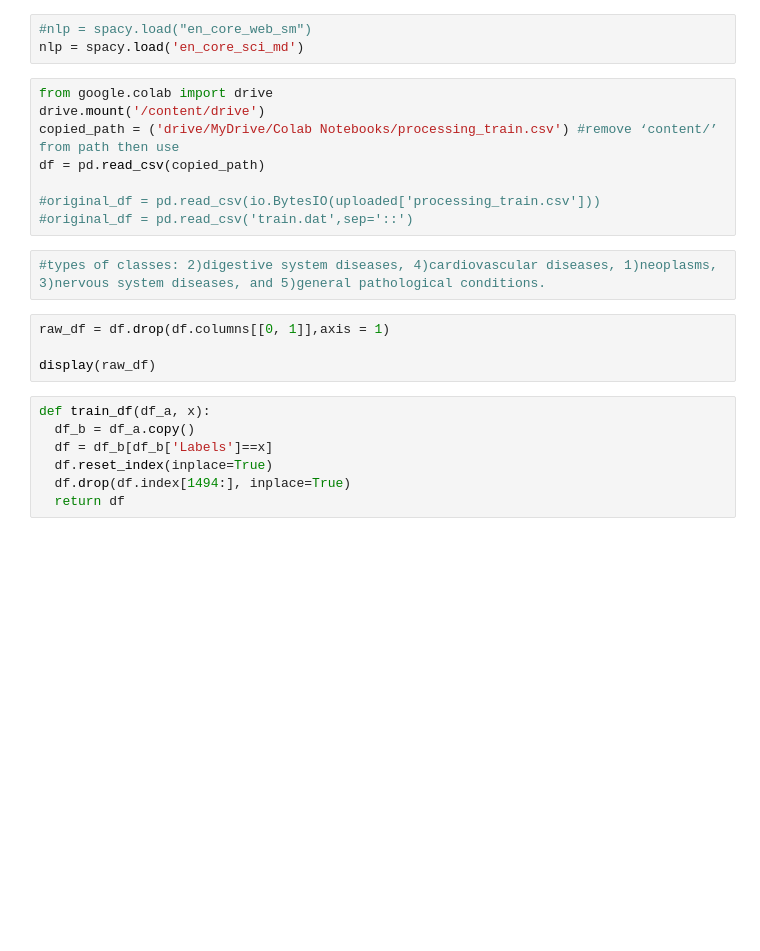
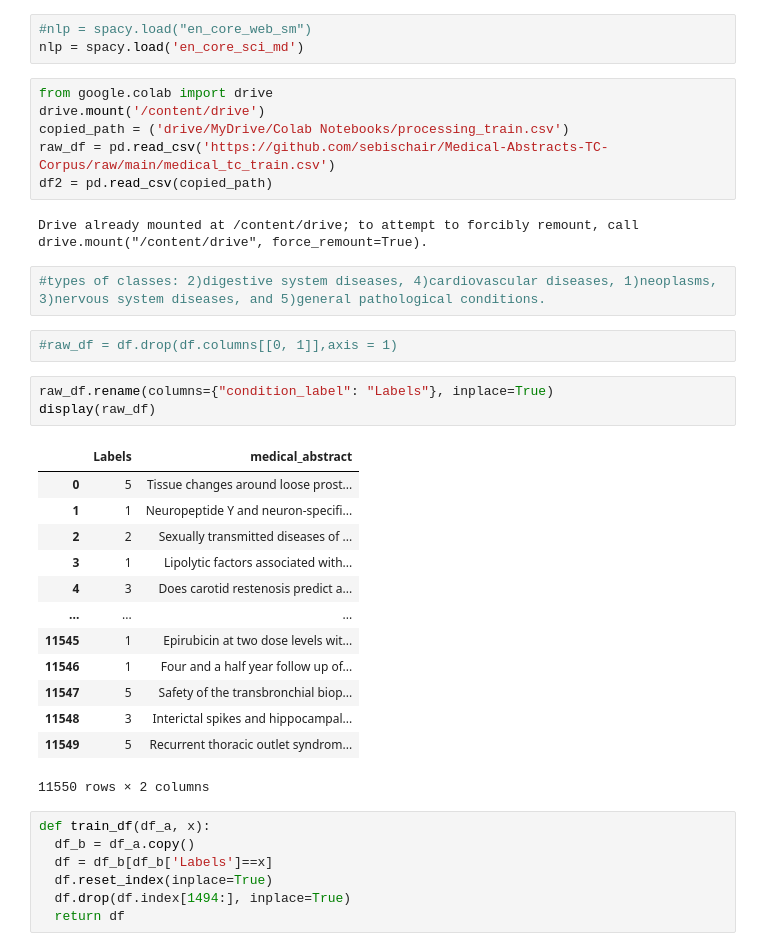
Before and after one commit to chhendley/Chhendley_python_projects, a Jupyter notebook: medical_abstract_classifier_project_1_0.ipynb, the cells around one changed output. Saved outputs shown, nothing was run; the diff lists cells and outputs as text; blank space fills up the shorter version.

```diff
--- a/medical_abstract_classifier_project_1_0.ipynb
+++ b/medical_abstract_classifier_project_1_0.ipynb
@@ -112,17 +109,32 @@ nlp = spacy.load('en_core_sci_md')
 # %%
 from google.colab import drive
 drive.mount('/content/drive')
-copied_path = ('drive/MyDrive/Colab Notebooks/processing_train.csv') #remove ‘content/’ from path then use
-df = pd.read_csv(copied_path)
-
-#original_df = pd.read_csv(io.BytesIO(uploaded['processing_train.csv']))
-#original_df = pd.read_csv('train.dat',sep='::')
+copied_path = ('drive/MyDrive/Colab Notebooks/processing_train.csv')
+raw_df = pd.read_csv('https://github.com/sebischair/Medical-Abstracts-TC-Corpus/raw/main/medical_tc_train.csv')
+df2 = pd.read_csv(copied_path)
+# %% [output]
+Drive already mounted at /content/drive; to attempt to forcibly remount, call drive.mount("/content/drive", force_remount=True).
 # %%
 #types of classes: 2)digestive system diseases, 4)cardiovascular diseases, 1)neoplasms, 3)nervous system diseases, and 5)general pathological conditions.
 # %%
-raw_df = df.drop(df.columns[[0, 1]],axis = 1)
-
-display(raw_df)
+#raw_df = df.drop(df.columns[[0, 1]],axis = 1)
+# %%
+raw_df.rename(columns={"condition_label": "Labels"}, inplace=True)
+display(raw_df)
+# %% [output]
+|  | Labels | medical_abstract |
+| 0 | 5 | Tissue changes around loose prost... |
+| 1 | 1 | Neuropeptide Y and neuron-specifi... |
+| 2 | 2 | Sexually transmitted diseases of ... |
+| 3 | 1 | Lipolytic factors associated with... |
+| 4 | 3 | Does carotid restenosis predict a... |
+| ... | ... | ... |
+| 11545 | 1 | Epirubicin at two dose levels wit... |
+| 11546 | 1 | Four and a half year follow up of... |
+| 11547 | 5 | Safety of the transbronchial biop... |
+| 11548 | 3 | Interictal spikes and hippocampal... |
+| 11549 | 5 | Recurrent thoracic outlet syndrom... |
+11550 rows × 2 columns
 # %%
 def train_df(df_a, x):
   df_b = df_a.copy()
```
Also changed, not shown: parts of 23 cells of this notebook.
